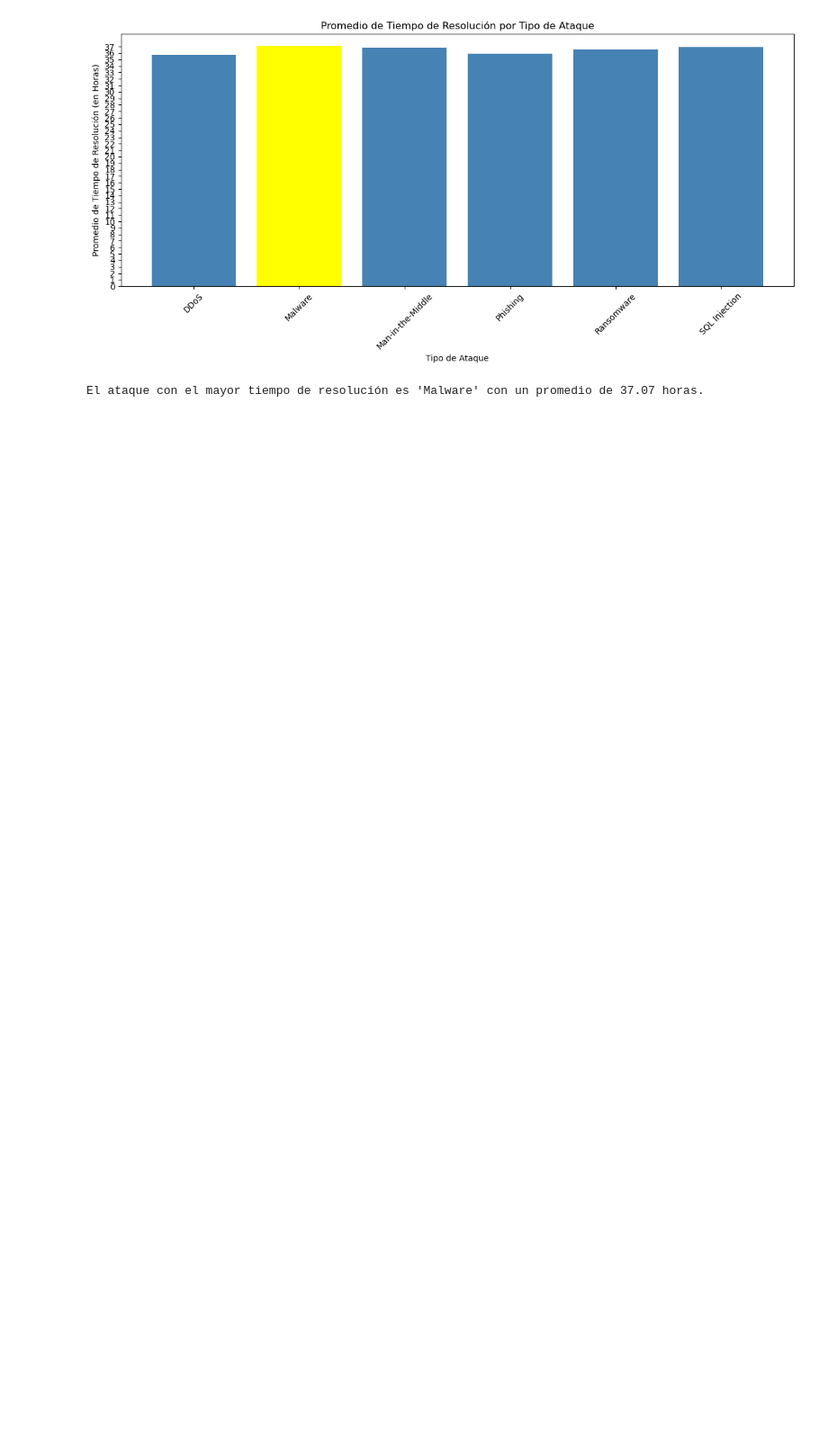
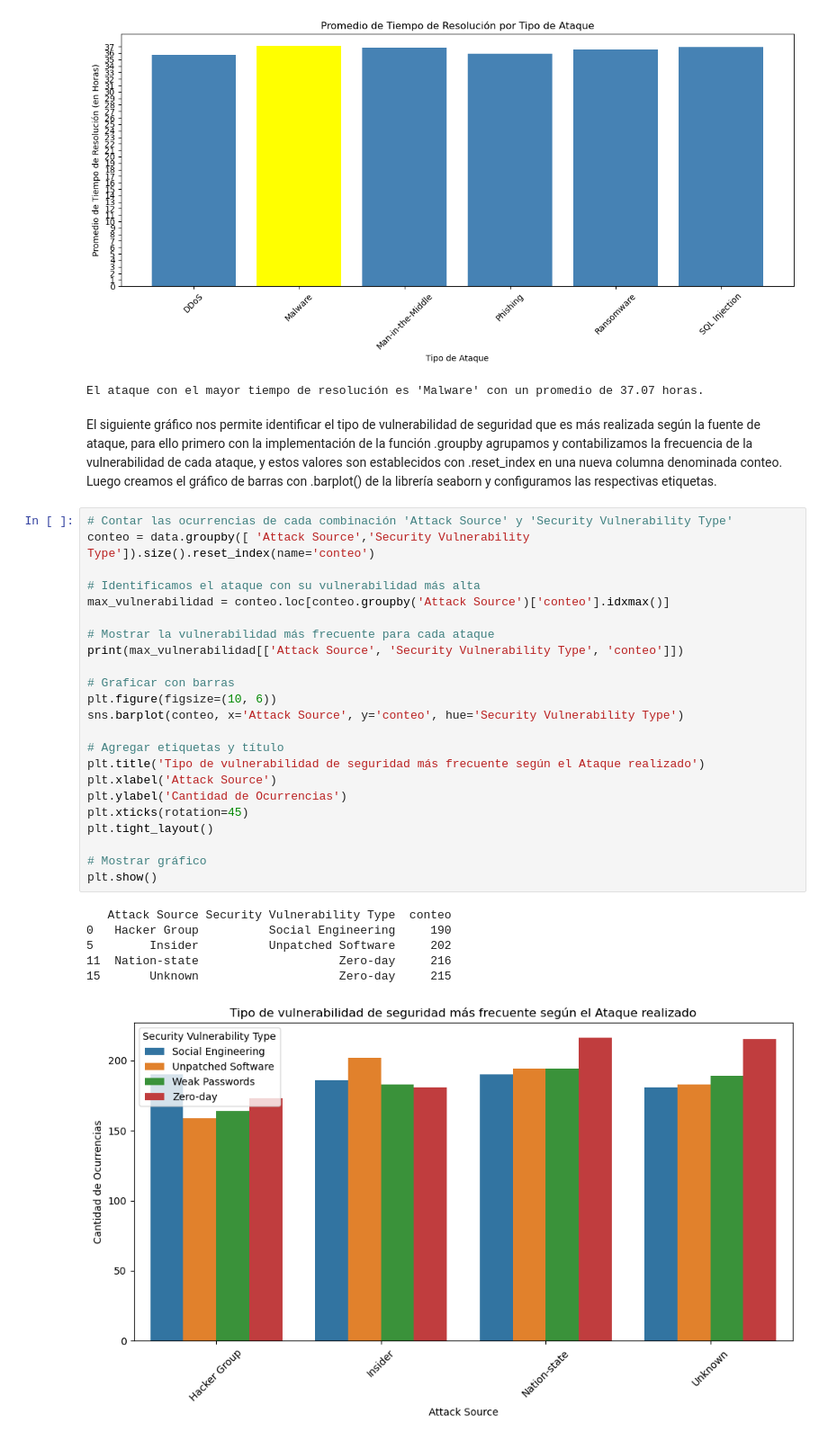
Before and after one commit to DennisseUd25/PRACTICA_TRES_GR_5, a Jupyter notebook: Practica3GR5.ipynb, the cells around one changed output. Shown at 90% size. Saved outputs shown, nothing was run; the diff lists cells and outputs as text; blank space fills up the shorter version.

```diff
--- a/Practica3GR5.ipynb
+++ b/Practica3GR5.ipynb
@@ -261,3 +261,35 @@ print(f"El ataque con el mayor tiempo de resolución es '{max_time_attack['Attac
 # %% [output]
 [figure]
 El ataque con el mayor tiempo de resolución es 'Malware' con un promedio de 37.07 horas.
+# %% [markdown]
+El siguiente gráfico nos permite identificar el tipo de vulnerabilidad de seguridad que es más realizada según la fuente de ataque, para ello primero con la implementación de la función .groupby agrupamos y contabilizamos la frecuencia de la vulnerabilidad de cada ataque, y estos valores son establecidos con .reset_index en una nueva columna denominada conteo. Luego creamos el gráfico de barras con .barplot() de la librería seaborn y configuramos las respectivas etiquetas.
+# %%
+# Contar las ocurrencias de cada combinación 'Attack Source' y 'Security Vulnerability Type'
+conteo = data.groupby([ 'Attack Source','Security Vulnerability Type']).size().reset_index(name='conteo')
+
+# Identificamos el ataque con su vulnerabilidad más alta
+max_vulnerabilidad = conteo.loc[conteo.groupby('Attack Source')['conteo'].idxmax()]
+
+# Mostrar la vulnerabilidad más frecuente para cada ataque
+print(max_vulnerabilidad[['Attack Source', 'Security Vulnerability Type', 'conteo']])
+
+# Graficar con barras
+plt.figure(figsize=(10, 6))
+sns.barplot(conteo, x='Attack Source', y='conteo', hue='Security Vulnerability Type')
+
+# Agregar etiquetas y título
+plt.title('Tipo de vulnerabilidad de seguridad más frecuente según el Ataque realizado')
+plt.xlabel('Attack Source')
+plt.ylabel('Cantidad de Ocurrencias')
+plt.xticks(rotation=45)
+plt.tight_layout()
+
+# Mostrar gráfico
+plt.show()
+# %% [output]
+   Attack Source Security Vulnerability Type  conteo
+0   Hacker Group          Social Engineering     190
+5        Insider          Unpatched Software     202
+11  Nation-state                    Zero-day     216
+15       Unknown                    Zero-day     215
+[figure, added]
```
